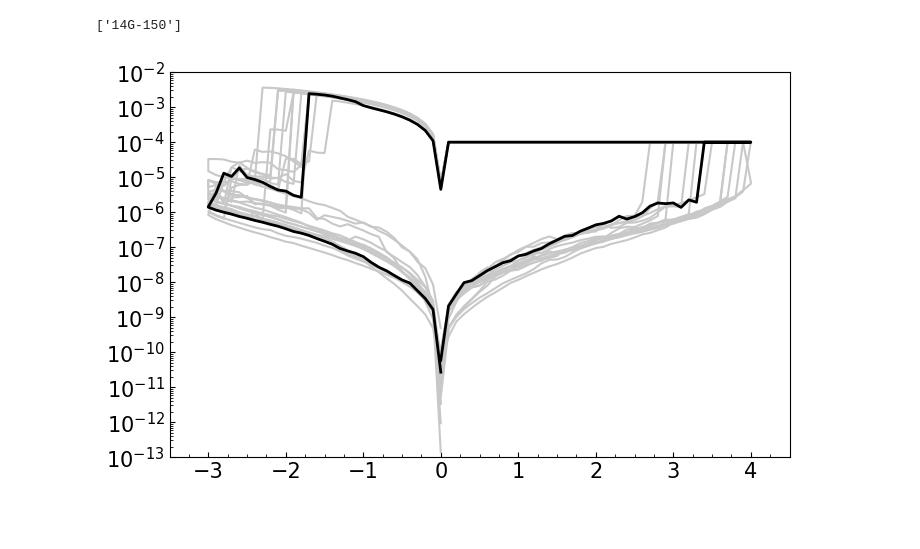
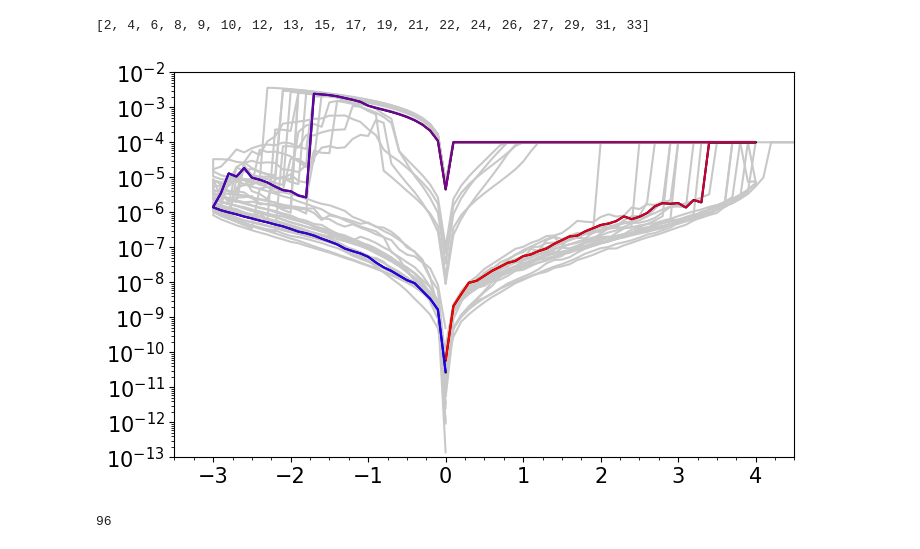
Before and after one commit to OneMoreGate/mipt_67_conference, a Jupyter notebook: prezentation.ipynb, the cells around one changed output. Cells and saved outputs as stored; diff of their text form; code cells hidden in the pictures; blank space fills up the shorter version.

```diff
--- a/prezentation.ipynb
+++ b/prezentation.ipynb
@@ -2,21 +2,33 @@
 from classes_V3 import *
 # %%
 d_sep = DC_IV('sep_samples')
-# %%
-d_sep.get_contacts()
-# %% [output]
-['14G-150']
+# %%
+for i in d_sep.get_contact_measurs('14G-150'):
+    if i not in [4,6,8,9,10,13,15,17,21,22,24,26,27,29]:
+        d_sep.delete_measurs('14G-150', [i])
+
+d_sep.get_contact_measurs('14G-150')
+# %% [output]
+[2, 4, 6, 8, 9, 10, 12, 13, 15, 17, 19, 21, 22, 24, 26, 27, 29, 31, 33]
 # %%
 fig, ax = plt.subplots(figsize = (8,5))
-d_sep.draw_multiple_lines('14G-150', ax, measurs=[4,6,8,9,10,13,15,17,21,22,24,26,27,29], color = '#c8c8c8')
-d_sep.draw_single_line('14G-150', ax, 21, color = 'k', linewidth = 2)
+d_sep.draw_multiple_lines('14G-150', ax, color = '#c8c8c8')
+d_sep.draw_single_line('14G-150', ax, 21, color = 'k')
+d_sep.colorize_line(ax)
 ax.set(yscale='log', xlim=[-3.5, 4.5], ylim=(10 ** (-13), 10 ** (-2)))
 ax.xaxis.set_major_locator(ticker.MultipleLocator(1))
 ax.xaxis.set_minor_locator(ticker.MultipleLocator(0.25))
 y_major = ticker.LogLocator(numticks = 20)
 y_minor = ticker.LogLocator(subs = np.arange(1.0, 10.0) * 0.1, numticks = 20)
 ax.yaxis.set_major_locator(y_major)
 ax.yaxis.set_minor_locator(y_minor)
-ax.tick_params('both', which = 'both', direction = 'in', labelsize=15)
+ax.tick_params('both', which = 'both', labelsize=15)
 # %% [output]
-[figure, old version]
+[figure, new version]
+# %%
+d_hbn = DC_IV('hBN_1')
+d_hbn.delete_measurs(16, [i for i in range(52)] + [i for i in range(101,107)] + [154,155])
+dict_16 = d_hbn.get_contact_measurs(16)
+len(dict_16)
+# %% [output]
+96
```
Also changed, not shown: parts of 5 cells of this notebook, 40 other files.
